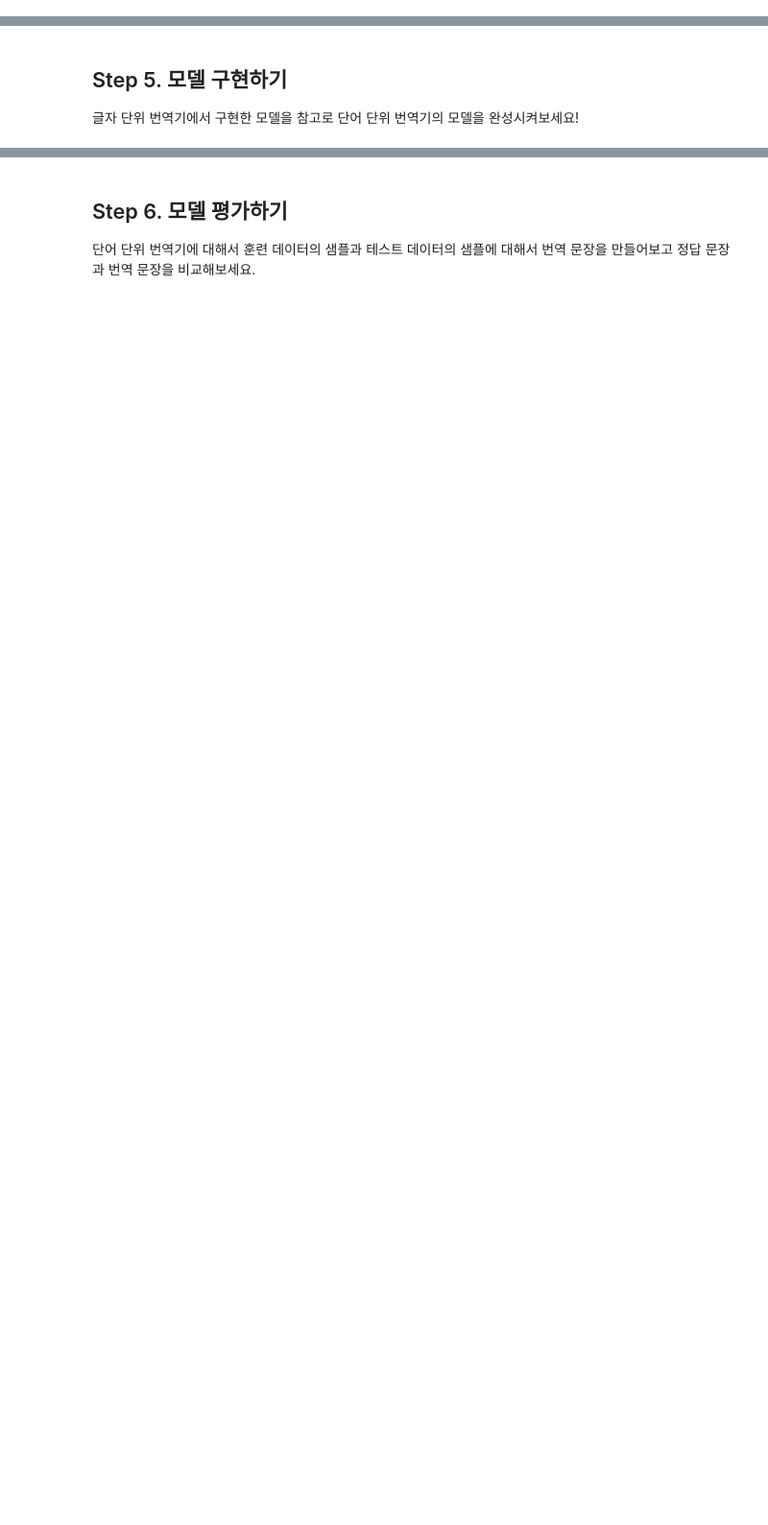
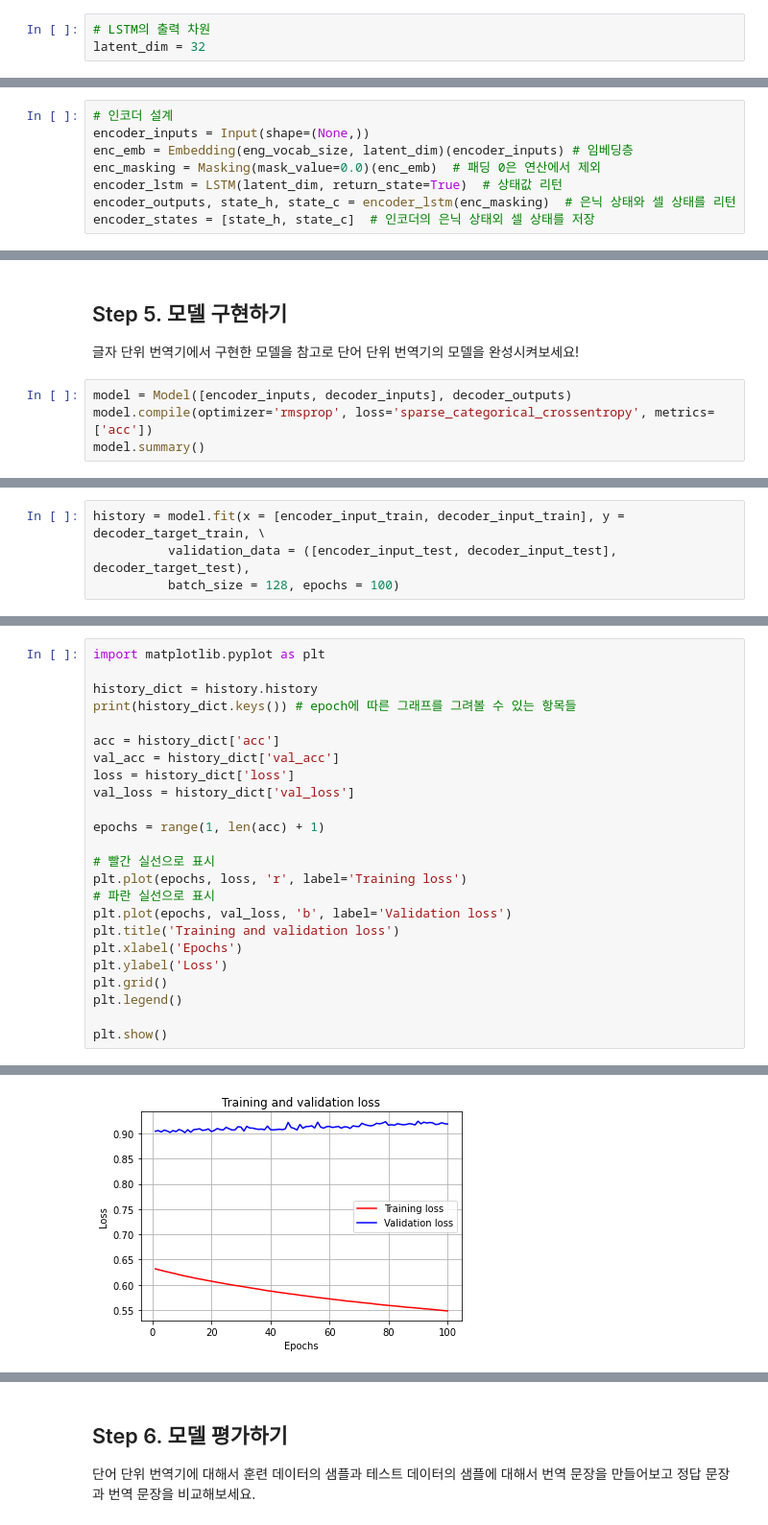
Before and after one commit to YesicaKim/E15_translator_seq2seq, a Jupyter notebook: E15_translator_seq2seq.ipynb, the cells around one changed output, grey strips where cells are left out. Shown at 96% size. Cells and saved outputs as stored; diff of their text form; blank space fills up the shorter version.

```diff
--- a/E15_translator_seq2seq.ipynb
+++ b/E15_translator_seq2seq.ipynb
@@ -593,0 +771,3 @@ tokenizer.texts_to_sequences()를 사용하여 모든 샘플에 대해서 정수
+# %%
+# LSTM의 출력 차원
+latent_dim = 32
@@ -593,0 +777,8 @@ tokenizer.texts_to_sequences()를 사용하여 모든 샘플에 대해서 정수
+# %%
+# 인코더 설계
+encoder_inputs = Input(shape=(None,))
+enc_emb = Embedding(eng_vocab_size, latent_dim)(encoder_inputs) # 임베딩층
+enc_masking = Masking(mask_value=0.0)(enc_emb)  # 패딩 0은 연산에서 제외
+encoder_lstm = LSTM(latent_dim, return_state=True)  # 상태값 리턴
+encoder_outputs, state_h, state_c = encoder_lstm(enc_masking)  # 은닉 상태와 셀 상태를 리턴
+encoder_states = [state_h, state_c]  # 인코더의 은닉 상태외 셀 상태를 저장
@@ -594,3 +806,7 @@ tokenizer.texts_to_sequences()를 사용하여 모든 샘플에 대해서 정수
 # %% [markdown]
 ## Step 5. 모델 구현하기
 글자 단위 번역기에서 구현한 모델을 참고로 단어 단위 번역기의 모델을 완성시켜보세요!
+# %%
+model = Model([encoder_inputs, decoder_inputs], decoder_outputs)
+model.compile(optimizer='rmsprop', loss='sparse_categorical_crossentropy', metrics=['acc'])
+model.summary()
@@ -596,0 +833,4 @@ tokenizer.texts_to_sequences()를 사용하여 모든 샘플에 대해서 정수
+# %%
+history = model.fit(x = [encoder_input_train, decoder_input_train], y = decoder_target_train, \
+          validation_data = ([encoder_input_test, decoder_input_test], decoder_target_test),
+          batch_size = 128, epochs = 100)
@@ -596,0 +855,25 @@ tokenizer.texts_to_sequences()를 사용하여 모든 샘플에 대해서 정수
+# %%
+import matplotlib.pyplot as plt
+
+history_dict = history.history
+print(history_dict.keys()) # epoch에 따른 그래프를 그려볼 수 있는 항목들
+
+acc = history_dict['acc']
+val_acc = history_dict['val_acc']
+loss = history_dict['loss']
+val_loss = history_dict['val_loss']
+
+epochs = range(1, len(acc) + 1)
+
+# 빨간 실선으로 표시
+plt.plot(epochs, loss, 'r', label='Training loss')
+# 파란 실선으로 표시
+plt.plot(epochs, val_loss, 'b', label='Validation loss')
+plt.title('Training and validation loss')
+plt.xlabel('Epochs')
+plt.ylabel('Loss')
+plt.grid()
+plt.legend()
+
+plt.show()
+# %% [output]
@@ -596,0 +881 @@ tokenizer.texts_to_sequences()를 사용하여 모든 샘플에 대해서 정수
+[figure, added]
```
Also changed, not shown: parts of 58 cells of this notebook, 1 other file.
